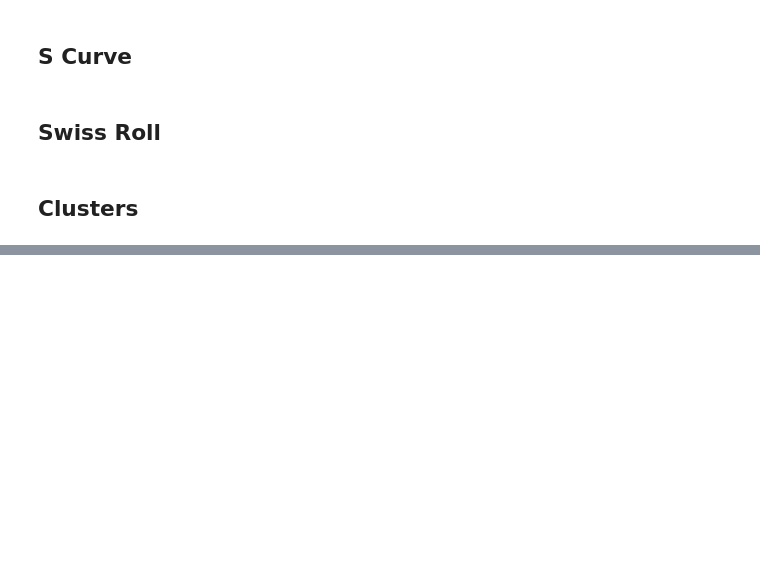
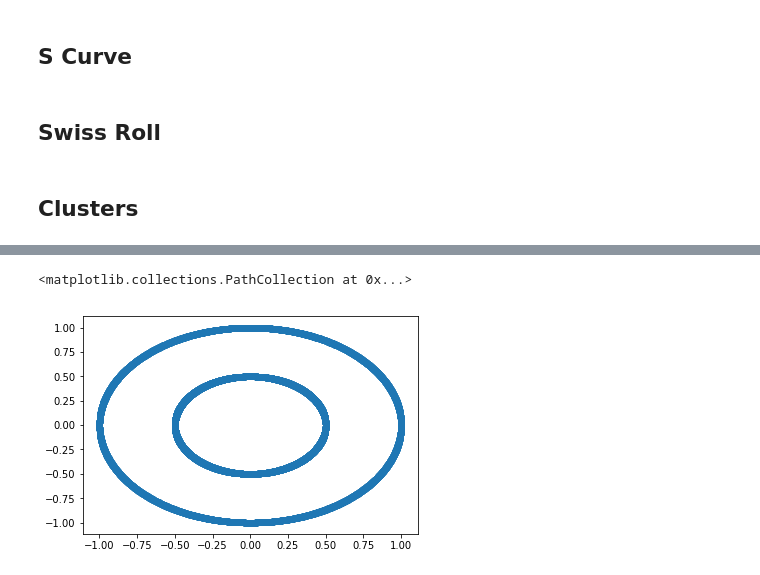
Before and after one commit to amitrege/Pro-GANS, a Jupyter notebook: Data-Generation.ipynb, the cells around one changed output, grey strips where cells are left out. Saved outputs shown, nothing was run; the diff lists cells and outputs as text; code cells hidden in the pictures; blank space fills up the shorter version.

```diff
--- a/Data-Generation.ipynb
+++ b/Data-Generation.ipynb
@@ -488,0 +996,8 @@ Image(filename='images/mnist_49000.png')
+# %%
+X_train, _ = circle_factor_5
+scale = max(abs(np.amin(X_train)), np.max(X_train))
+X_train = X_train/(scale)
+plt.scatter(X_train[:,0], X_train[:,1])
+# %% [output]
+<matplotlib.collections.PathCollection at 0x...>
+[figure, added]
```
Also changed, not shown: parts of 12 cells of this notebook.
